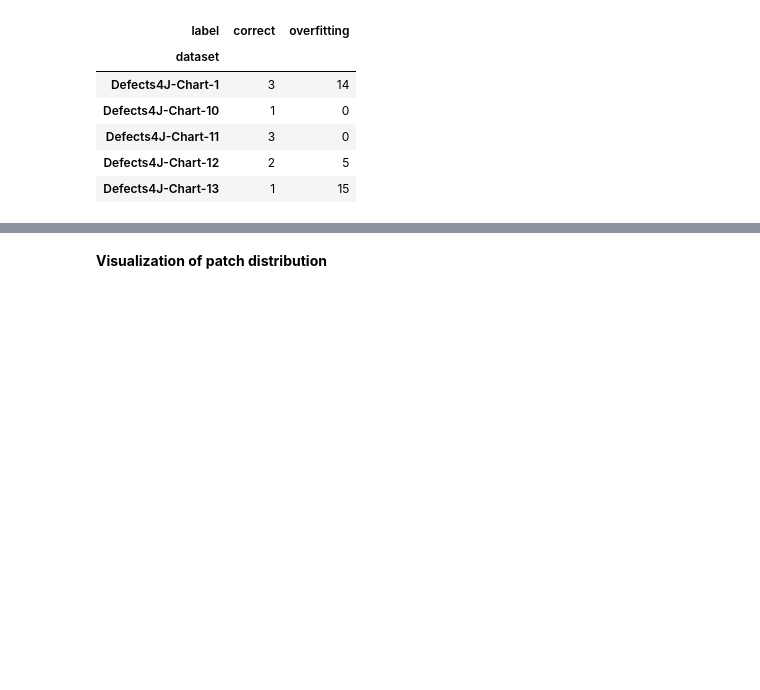
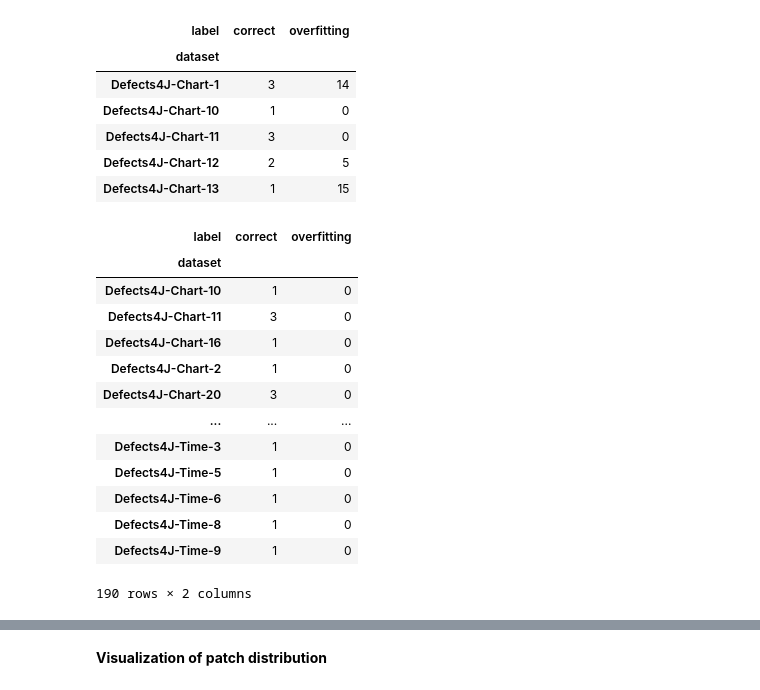
Before and after one commit to JoyKrishan/PACO, a Jupyter notebook: notebooks/data_preprocessing_visual.ipynb, the cells around one changed output, grey strips where cells are left out. Cells and saved outputs as stored; diff of their text form; code cells hidden in the pictures; blank space fills up the shorter version.

```diff
--- a/notebooks/data_preprocessing_visual.ipynb
+++ b/notebooks/data_preprocessing_visual.ipynb
@@ -70,3 +74,20 @@ Has only correct patches: 190
 | Defects4J-Chart-11 | 3 | 0 |
 | Defects4J-Chart-12 | 2 | 5 |
 | Defects4J-Chart-13 | 1 | 15 |
+# %%
+small_df_.loc[small_df_['overfitting'] == 0]
+# %% [output]
+| label | correct | overfitting |
+| dataset |  |  |
+| Defects4J-Chart-10 | 1 | 0 |
+| Defects4J-Chart-11 | 3 | 0 |
+| Defects4J-Chart-16 | 1 | 0 |
+| Defects4J-Chart-2 | 1 | 0 |
+| Defects4J-Chart-20 | 3 | 0 |
+| ... | ... | ... |
+| Defects4J-Time-3 | 1 | 0 |
+| Defects4J-Time-5 | 1 | 0 |
+| Defects4J-Time-6 | 1 | 0 |
+| Defects4J-Time-8 | 1 | 0 |
+| Defects4J-Time-9 | 1 | 0 |
+190 rows × 2 columns
```
Also changed, not shown: parts of 34 cells of this notebook.
